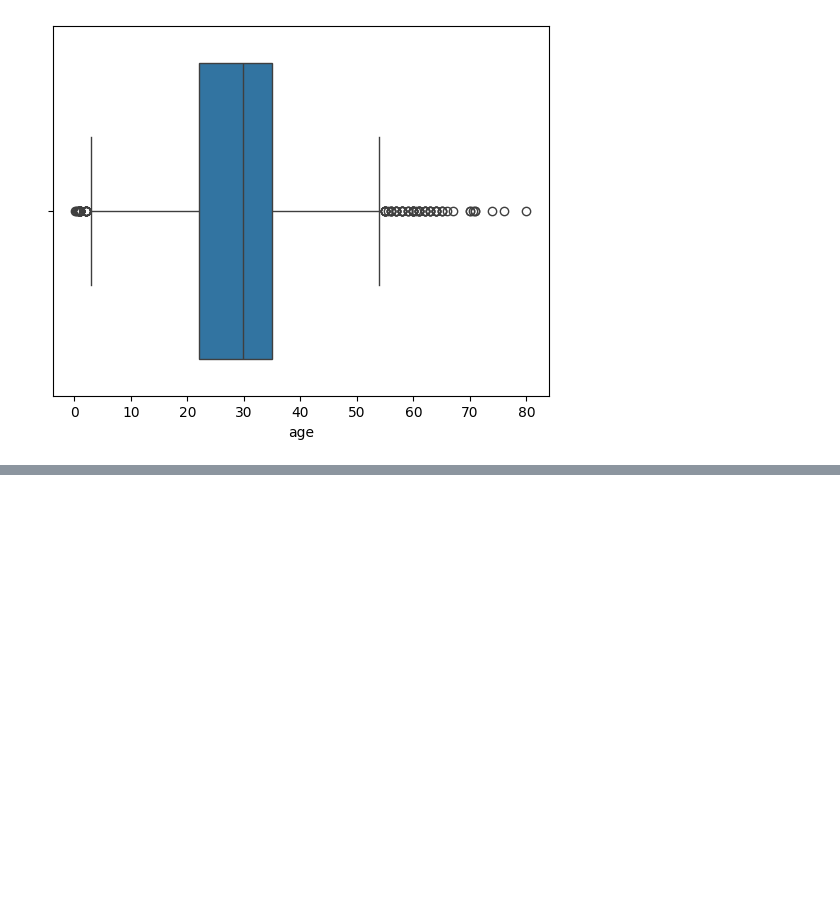
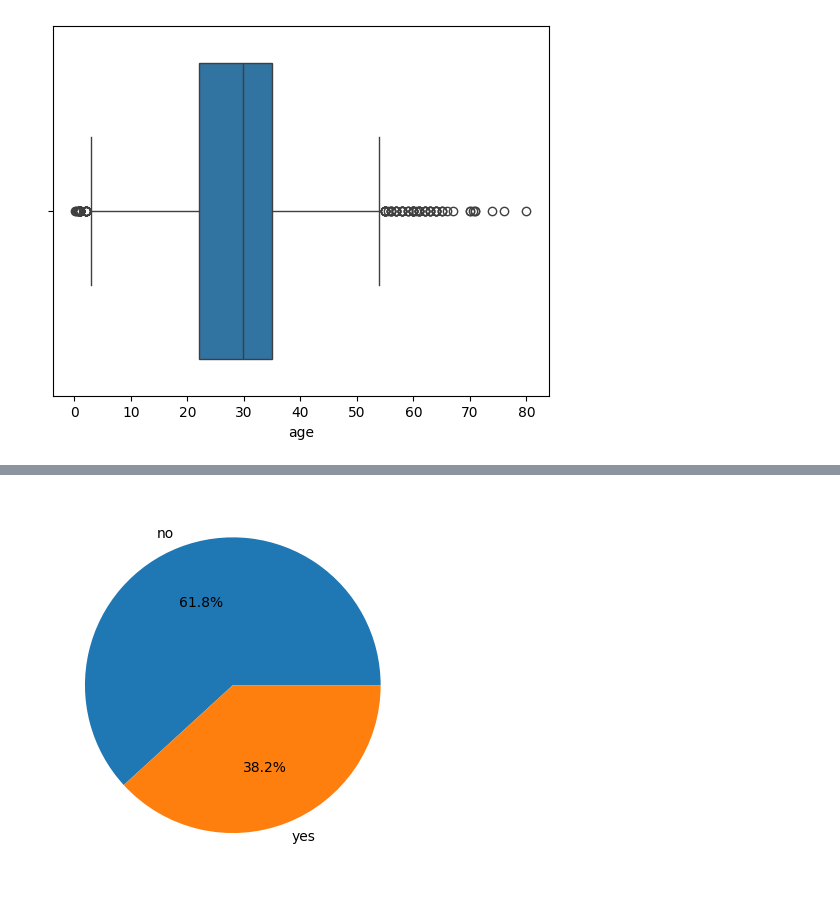
Before and after one commit to awaaat/Machine_learning-Deep_learning, a Jupyter notebook: Titanic_project_for_submission.ipynb, the cells around one changed output, grey strips where cells are left out. Saved outputs shown, nothing was run; the diff lists cells and outputs as text; code cells hidden in the pictures; blank space fills up the shorter version.

```diff
--- a/Titanic_project_for_submission.ipynb
+++ b/Titanic_project_for_submission.ipynb
@@ -201,0 +237,5 @@ plt.show()
+# %%
+
+#We first need to split our data into training and testing set
+df24["survived"] = df0["survived"]
+df24.head()
@@ -201,0 +249,8 @@ plt.show()
+# %%
+#Let us visualize the survived columns using a pie chart
+X = df24["survived"].value_counts()
+plt.pie(df24['survived'].value_counts(), labels = X.index, autopct='%1.1f%%')
+plt.legend
+plt.show()
+# %% [output]
+[figure, added]
```
Also changed, not shown: parts of 21 cells of this notebook.
